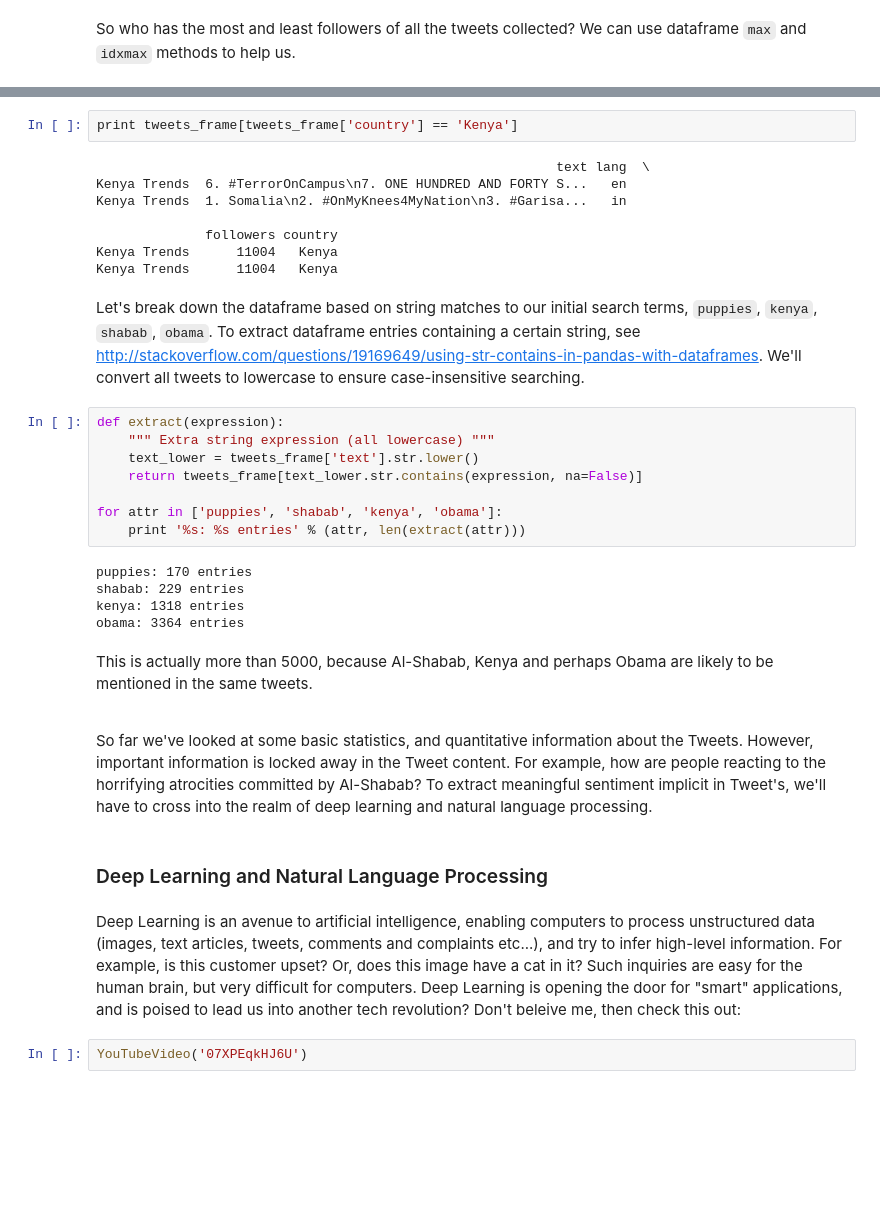
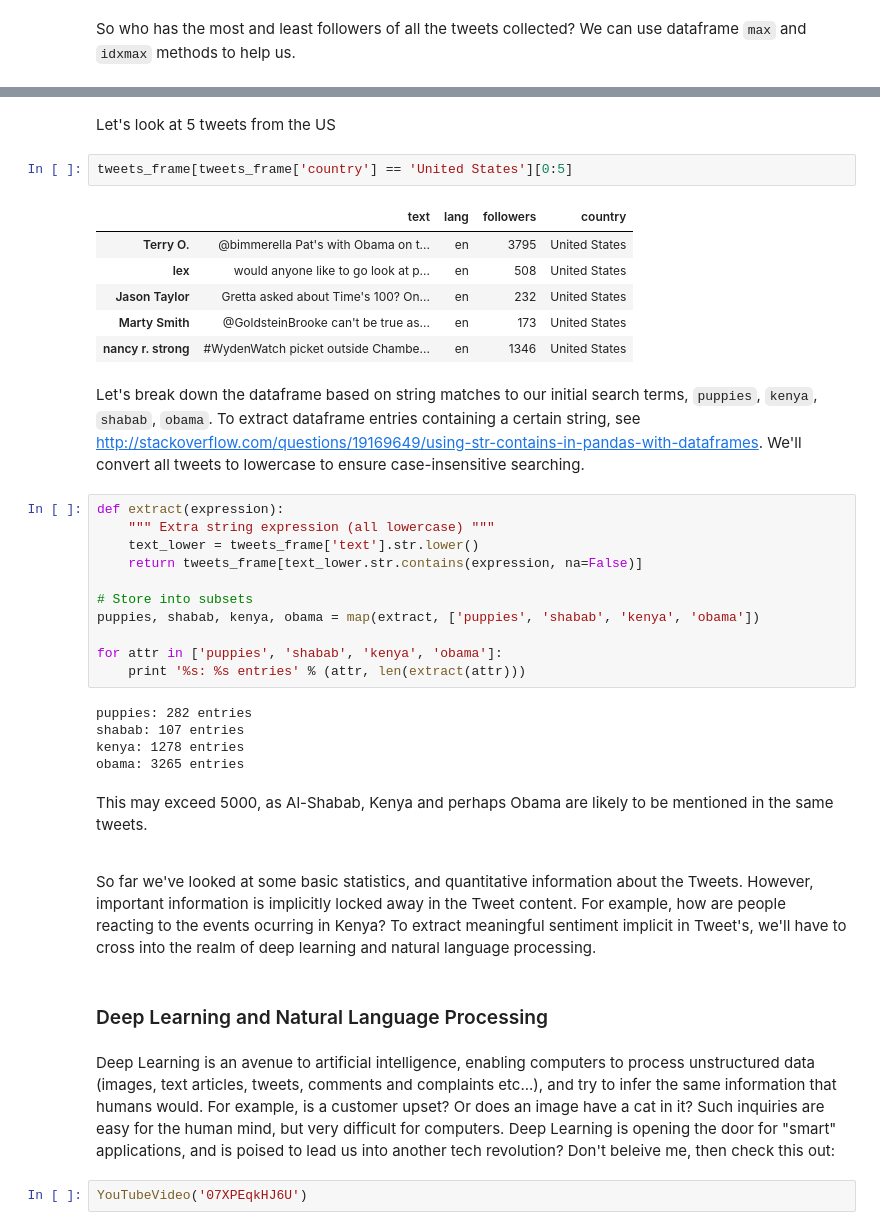
Before and after one commit to hughesadam87/twitter_play, a Jupyter notebook: tweepy_tutorial.ipynb, the cells around one changed output, grey strips where cells are left out. Drawn from its saved outputs; the diff is of its cells as text; blank space fills up the shorter version.

Commit message:
checking in new nb

```diff
--- a/tweepy_tutorial.ipynb
+++ b/tweepy_tutorial.ipynb
@@ -644,13 +640,14 @@ Let's see what people in Kenya are saying (none of these tweets seem to have dec
-# %%
-print tweets_frame[tweets_frame['country'] == 'Kenya']
-# %% [output]
-                                                           text lang  \
-Kenya Trends  6. #TerrorOnCampus\n7. ONE HUNDRED AND FORTY S...   en
-Kenya Trends  1. Somalia\n2. #OnMyKnees4MyNation\n3. #Garisa...   in
-
-              followers country
-Kenya Trends      11004   Kenya
-Kenya Trends      11004   Kenya
+# %% [markdown]
+Let's look at 5 tweets from the US
+# %%
+tweets_frame[tweets_frame['country'] == 'United States'][0:5]
+# %% [output]
+|  | text | lang | followers | country |
+| Terry O. | @bimmerella Pat's with Obama on t... | en | 3795 | United States |
+| lex | would anyone like to go look at p... | en | 508 | United States |
+| Jason Taylor | Gretta asked about Time's 100? On... | en | 232 | United States |
+| Marty Smith | @GoldsteinBrooke can't be true as... | en | 173 | United States |
+| nancy r. strong | #WydenWatch picket outside Chambe... | en | 1346 | United States |
 # %% [markdown]
 Let's break down the dataframe based on string matches to our initial search terms, `puppies`, `kenya`, `shabab`, `obama`.  To extract dataframe entries containing a certain string, see http://stackoverflow.com/questions/19169649/using-str-contains-in-pandas-with-dataframes.  We'll convert all tweets to lowercase to ensure case-insensitive searching.
 # %%
@@ -659,23 +656,26 @@ def extract(expression):
     text_lower = tweets_frame['text'].str.lower()
     return tweets_frame[text_lower.str.contains(expression, na=False)]
 
+# Store into subsets
+puppies, shabab, kenya, obama = map(extract, ['puppies', 'shabab', 'kenya', 'obama'])
+
 for attr in ['puppies', 'shabab', 'kenya', 'obama']:
     print '%s: %s entries' % (attr, len(extract(attr)))
 # %% [output]
-puppies: 170 entries
-shabab: 229 entries
-kenya: 1318 entries
-obama: 3364 entries
+puppies: 282 entries
+shabab: 107 entries
+kenya: 1278 entries
+obama: 3265 entries
 # %% [markdown]
-This is actually more than 5000, because Al-Shabab, Kenya and perhaps Obama are likely to be mentioned in the same tweets.
+This may exceed 5000, as Al-Shabab, Kenya and perhaps Obama are likely to be mentioned in the same tweets.
 
 <br>
 
-So far we've looked at some basic statistics, and quantitative information about the Tweets.  However, important information is locked away in the Tweet content.  For example, how are people reacting to the horrifying atrocities committed by Al-Shabab?  To extract meaningful sentiment implicit in Tweet's, we'll have to cross into the realm of deep learning and natural language processing.
+So far we've looked at some basic statistics, and quantitative information about the Tweets.  However, important information is implicitly locked away in the Tweet content.  For example, how are people reacting to the events ocurring in Kenya?  To extract meaningful sentiment implicit in Tweet's, we'll have to cross into the realm of deep learning and natural language processing.
 # %% [markdown]
 ### Deep Learning and Natural Language Processing
 # %% [markdown]
-Deep Learning is an avenue to artificial intelligence, enabling computers to process unstructured data (images, text articles, tweets, comments and complaints etc...), and try to infer high-level information.  For example, is this customer upset?  Or, does this image have a cat in it?  Such inquiries are easy for the human brain, but very difficult for computers.  Deep Learning is opening the door for "smart" applications, and is poised to lead us into another tech revolution?  Don't beleive me, then check this out:
+Deep Learning is an avenue to artificial intelligence, enabling computers to process unstructured data (images, text articles, tweets, comments and complaints etc...), and try to infer the same information that humans would.  For example, is a customer upset?  Or does an image have a cat in it?  Such inquiries are easy for the human mind, but very difficult for computers.  Deep Learning is opening the door for "smart" applications, and is poised to lead us into another tech revolution?  Don't beleive me, then check this out:
 # %%
 YouTubeVideo('07XPEqkHJ6U')
 # %% [output]
```
Also changed, not shown: parts of 44 cells of this notebook, 1 other file.
